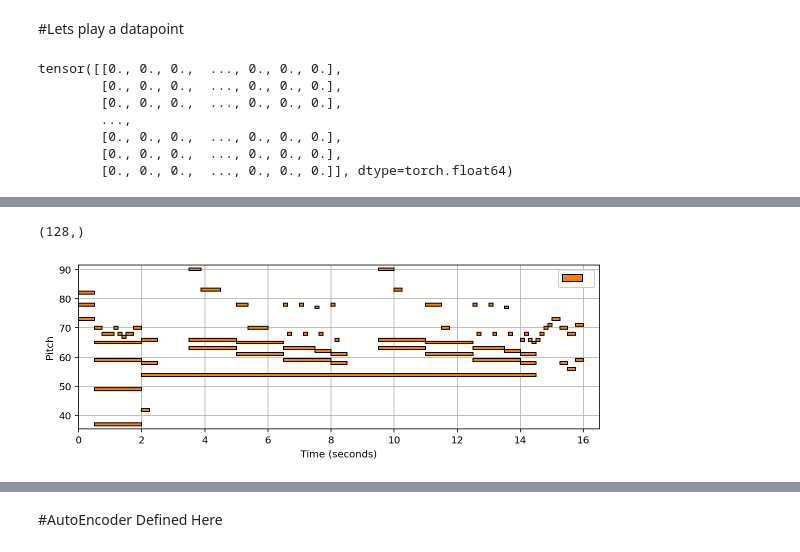
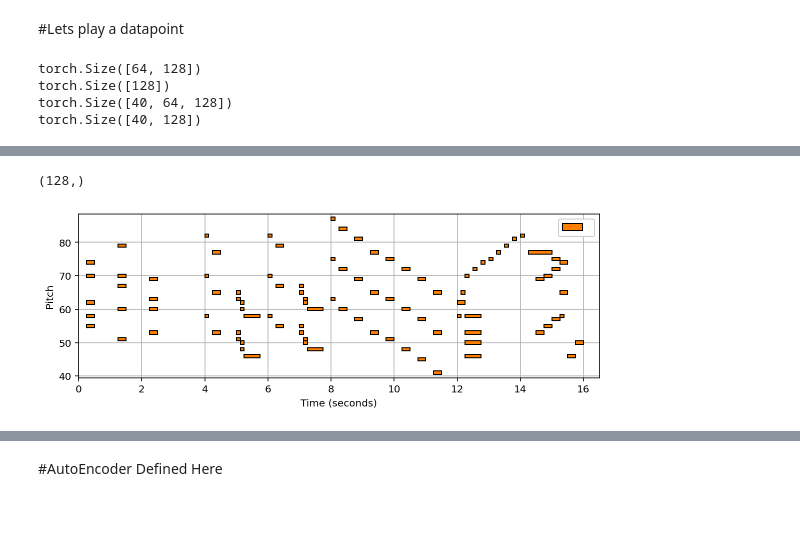
Before and after one commit to jmhuer/Fall2021MusicResearch, a Jupyter notebook: HarmonyReductionAndDecompostion/rulebased.ipynb, the cells around one changed output, grey strips where cells are left out. Drawn from its saved outputs; the diff is of its cells as text; code cells hidden in the pictures; blank space fills up the shorter version.

```diff
--- a/HarmonyReductionAndDecompostion/rulebased.ipynb
+++ b/HarmonyReductionAndDecompostion/rulebased.ipynb
@@ -313,30 +253,32 @@ print(time)
 # %%
 import libfmp.c1
 import IPython.display
 index = 401 ## 11 66 & 0 & 1 500 omg 1021
 
 '''
 ba = ([BATCH, CHN=1, PITCH, TIME], [CSymbollabel], [CChangelabel])
 '''
 for i,ba in enumerate(dataset["train"]):
     if i == index:
-        piano_roll = ba[0][0][0] #
-        print(piano_roll)
+        piano_roll = ba[0][:,0,:,:] #
+        chords =  ba[1]
+        # print(piano_roll)
+        print(piano_roll[0].shape)
+        print(chords[0].shape)
+        print(piano_roll.shape)
+        print(chords.shape)
 
-pm = play_and_write(piano_roll , name="test", play=True)
+pm = play_and_write(piano_roll[0] , name="test", play=True)
 visualize(pm)
 
-d =
+
 
 print(d.shape)
 # %% [output]
-tensor([[0., 0., 0.,  ..., 0., 0., 0.],
-        [0., 0., 0.,  ..., 0., 0., 0.],
-        [0., 0., 0.,  ..., 0., 0., 0.],
-        ...,
-        [0., 0., 0.,  ..., 0., 0., 0.],
-        [0., 0., 0.,  ..., 0., 0., 0.],
-        [0., 0., 0.,  ..., 0., 0., 0.]], dtype=torch.float64)
+torch.Size([64, 128])
+torch.Size([128])
+torch.Size([40, 64, 128])
+torch.Size([40, 128])
 [interactive output not drawn]
 (128,)
-[figure, old version]
+[figure, new version]
```
Also changed, not shown: parts of 6 cells of this notebook.
